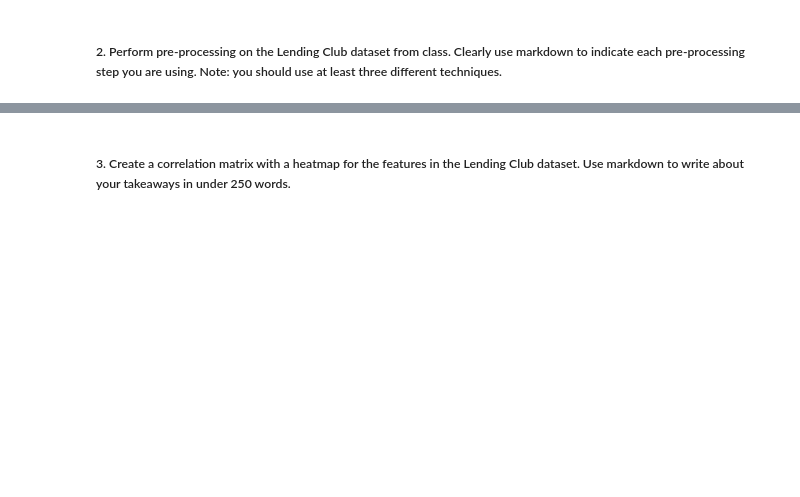
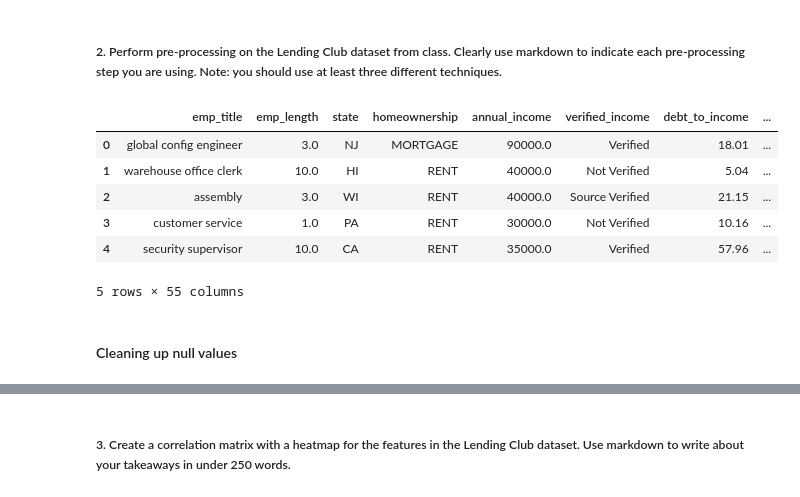
Before and after one commit to jmort16/week_12, a Jupyter notebook: wk_12_hmwk.ipynb, the cells around one changed output, grey strips where cells are left out. Saved outputs shown, nothing was run; the diff lists cells and outputs as text; code cells hidden in the pictures; blank space fills up the shorter version.

```diff
--- a/wk_12_hmwk.ipynb
+++ b/wk_12_hmwk.ipynb
@@ -5,2 +22,16 @@
 # %% [markdown]
 ##### 2.	Perform pre-processing on the Lending Club dataset from class. Clearly use markdown to indicate each pre-processing step you are using. Note: you should use at least three different techniques.
+# %%
+loans=pd.read_csv('loans_full_schema.csv')
+loans_df=pd.DataFrame(loans)
+loans_df.head()
+# %% [output]
+|  | emp_title | emp_length | state | homeownership | annual_income | verified_income | debt_to_income | ... |
+| 0 | global config engineer | 3.0 | NJ | MORTGAGE | 90000.0 | Verified | 18.01 | ... |
+| 1 | warehouse office clerk | 10.0 | HI | RENT | 40000.0 | Not Verified | 5.04 | ... |
+| 2 | assembly | 3.0 | WI | RENT | 40000.0 | Source Verified | 21.15 | ... |
+| 3 | customer service | 1.0 | PA | RENT | 30000.0 | Not Verified | 10.16 | ... |
+| 4 | security supervisor | 10.0 | CA | RENT | 35000.0 | Verified | 57.96 | ... |
+5 rows × 55 columns
+# %% [markdown]
+#### Cleaning up null values
```
Also changed, not shown: parts of 22 cells of this notebook.
